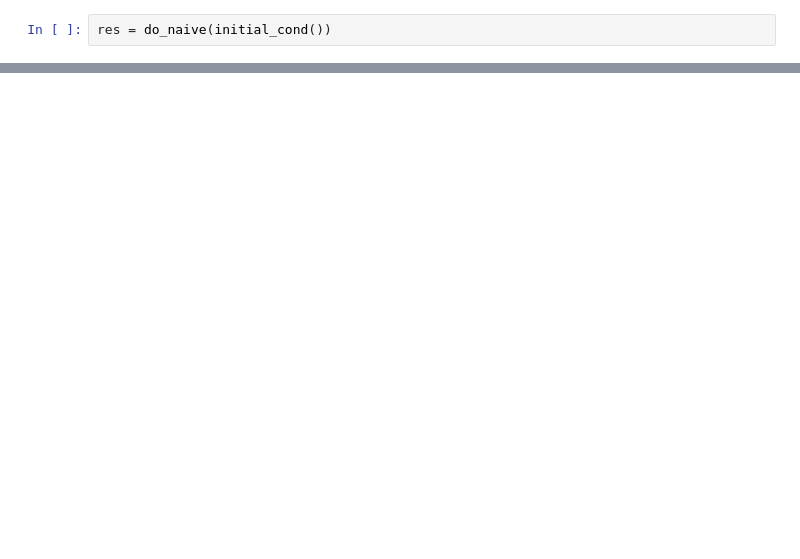
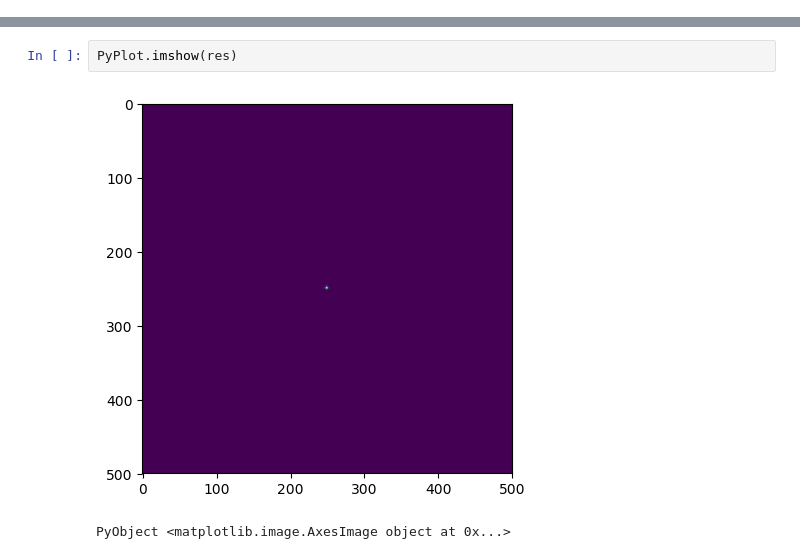
Before and after one commit to daveh19/GPU_workshop, a Jupyter notebook: Julia-OpenCL/diffusion.ipynb, the cells around one changed output, grey strips where cells are left out. Saved outputs shown, nothing was run; the diff lists cells and outputs as text; blank space fills up the shorter version.

```diff
--- a/Julia-OpenCL/diffusion.ipynb
+++ b/Julia-OpenCL/diffusion.ipynb
@@ -142,2 +15,0 @@ end
-# %%
-res = do_naive(initial_cond())
@@ -153,0 +269,5 @@ initial_cond()[1,2]
+# %%
+PyPlot.imshow(res)
+# %% [output]
+[figure, added]
+PyObject <matplotlib.image.AxesImage object at 0x...>
```
Also changed, not shown: parts of 49 cells of this notebook.
